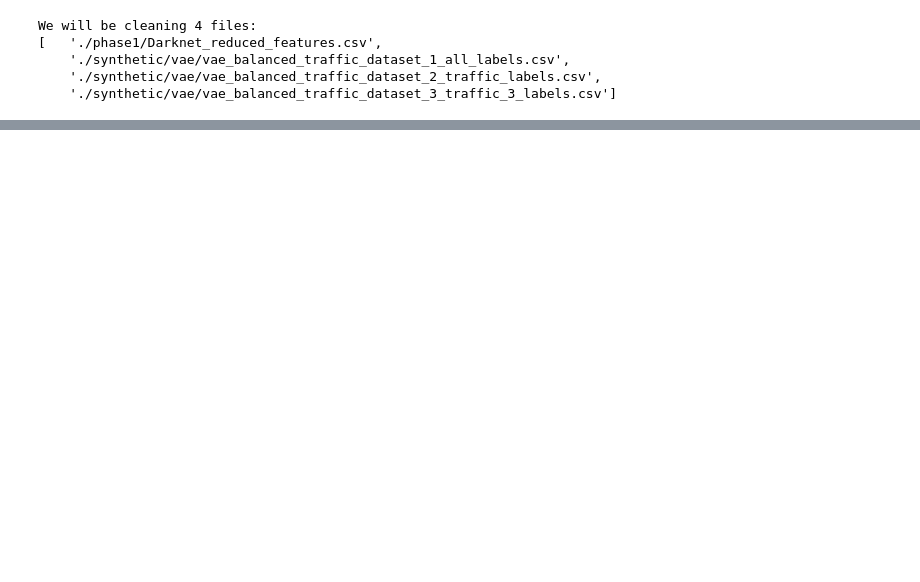
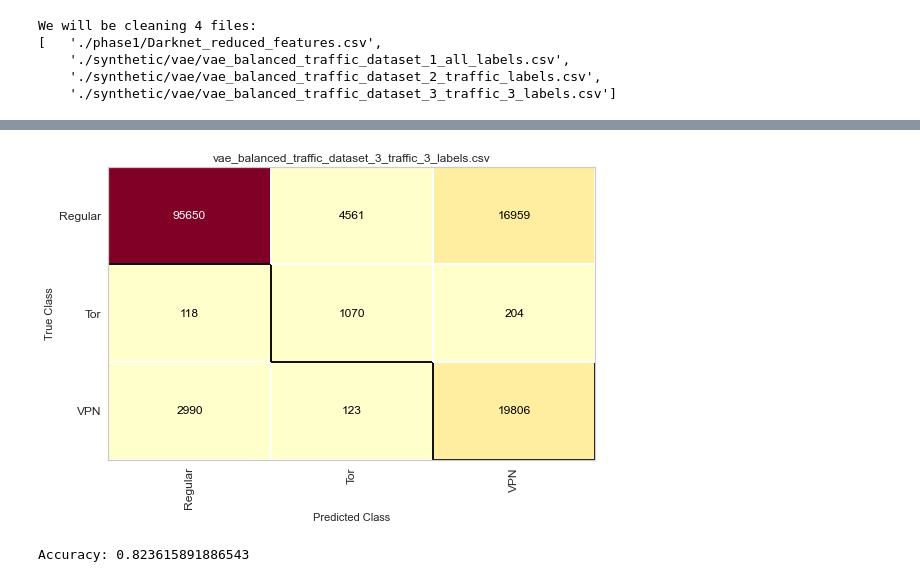
Before and after one commit to Karson-Fye/CMUDarknet, a Jupyter notebook: Data/basic_vae_tests.ipynb, the cells around one changed output, grey strips where cells are left out. Cells and saved outputs as stored; diff of their text form; code cells hidden in the pictures; blank space fills up the shorter version.

```diff
--- a/Data/basic_vae_tests.ipynb
+++ b/Data/basic_vae_tests.ipynb
@@ -927,0 +782,3 @@ y =     traffic_dataset_2['Results'][6]
+# %%
+confusion_matrix_from_dataset(fake_dataset_1['Results'], traffic_dataset_2['Dataset'])
+# %% [output]
@@ -927,0 +786,2 @@ y =     traffic_dataset_2['Results'][6]
+[figure, added]
+Accuracy: 0.823615891886543
```
Also changed, not shown: parts of 54 cells of this notebook, 2 other files.
